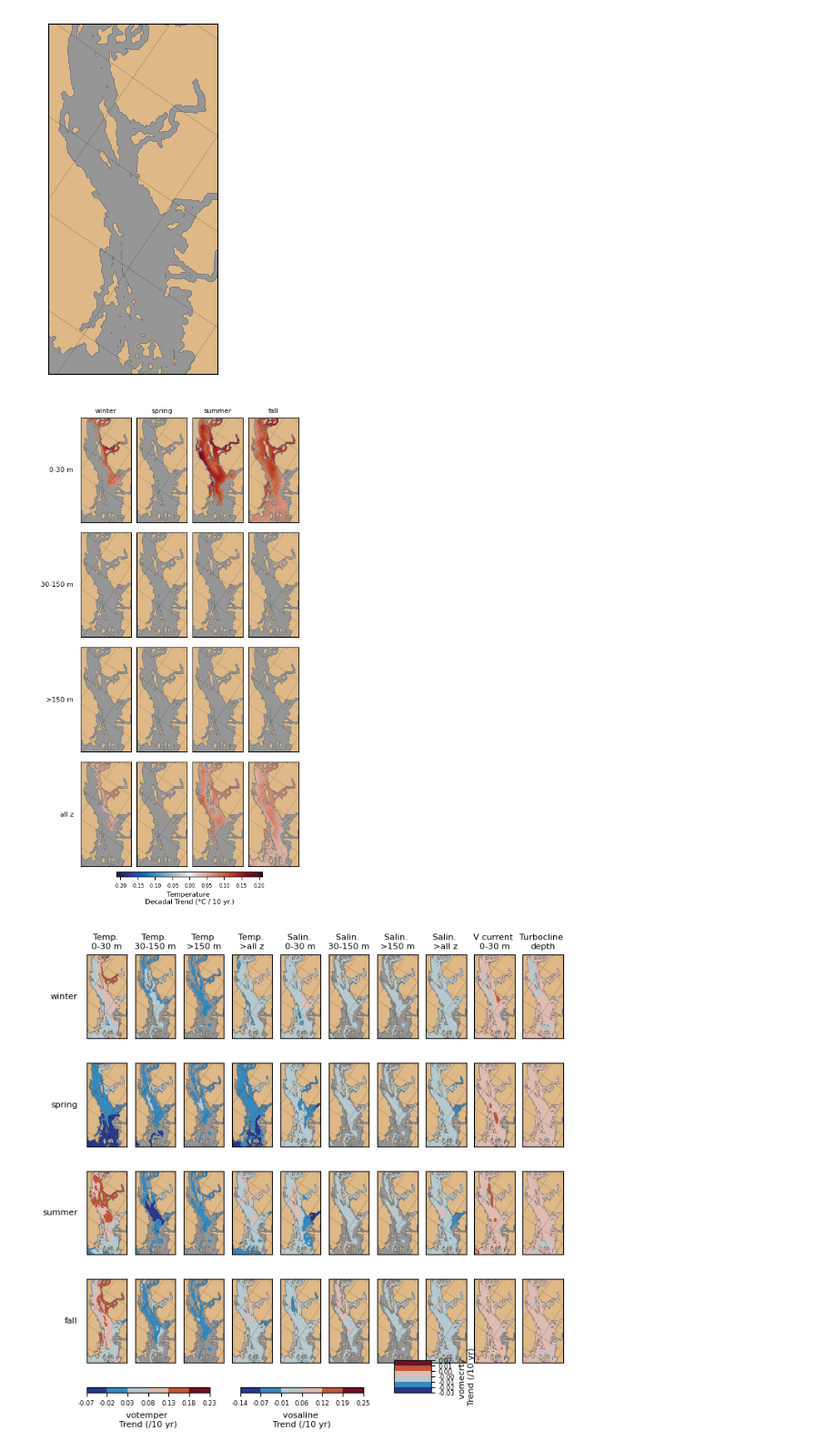
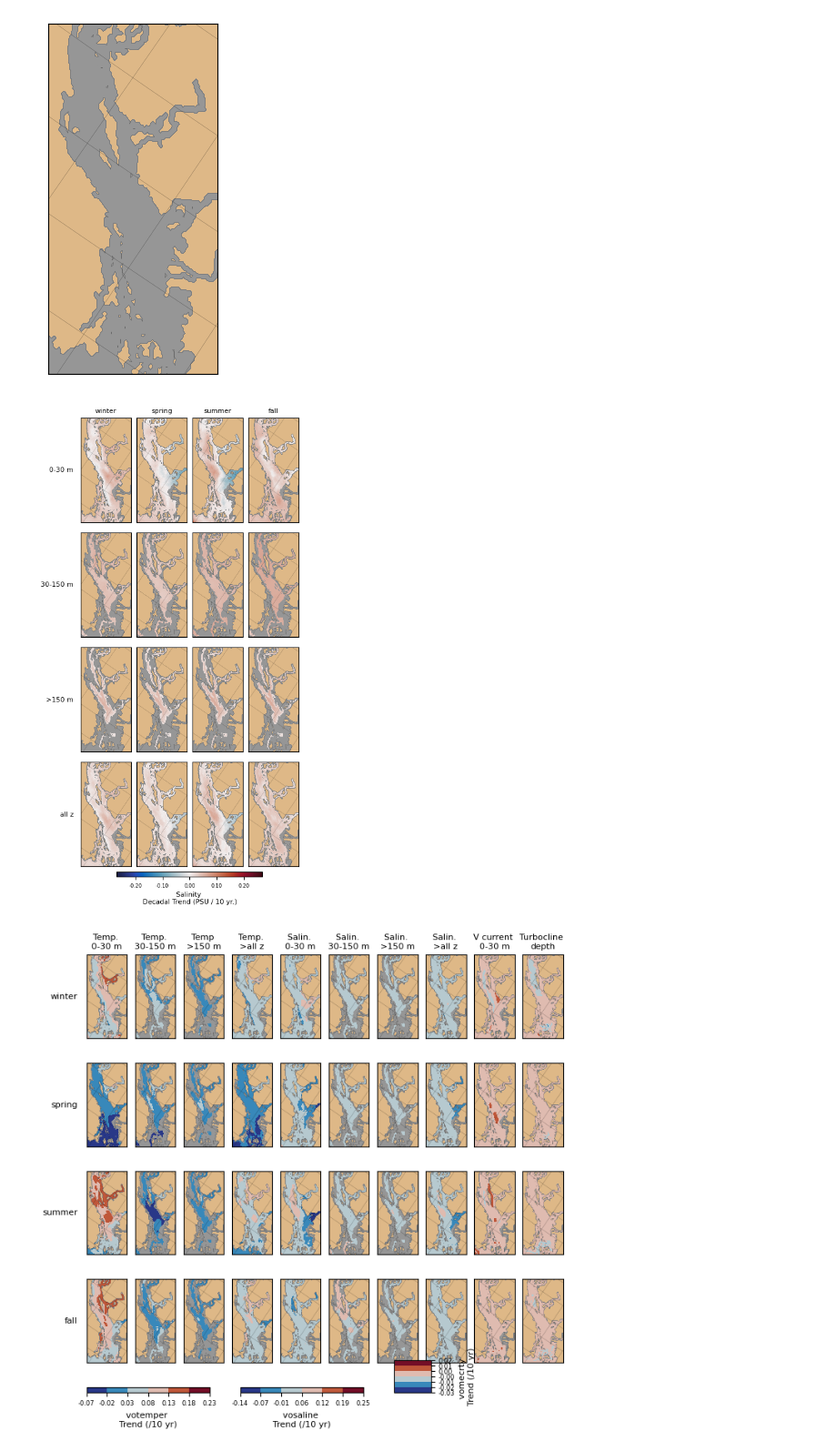
Before and after one commit to goldford/NEMO-Salish-Sea-1500, a Jupyter notebook: code/Analysis - Trend analysis - SoG - v2.ipynb, the cells around one changed output. Shown at 91% size. Saved outputs shown, nothing was run; the diff lists cells and outputs as text; code cells hidden in the pictures.

Commit message:
minor change to trend analysis

```diff
--- a/code/Analysis - Trend analysis - SoG - v2.ipynb
+++ b/code/Analysis - Trend analysis - SoG - v2.ipynb
@@ -119,7 +119,7 @@ plt.show()
 fig, axes = plt.subplots(nrows=4, ncols=4, figsize=(4, 8.5)) # w,h
 plt.subplots_adjust(left=0.05, right=0.95, bottom=0.08, top=0.95, wspace=0.1, hspace=0.1)
 
-mask_sig = True # mask based on Kendal Tau significance thresh?
+mask_sig = False # mask based on Kendal Tau significance thresh?
 use_mesh = True # alt way to visualize
 
 #test_p = 'D:/temp_nemo/trend_output/anom_trend_seasavg/'
@@ -130,10 +130,10 @@ column_labels = ['winter', 'spring', 'summer', 'fall']
 seasons = ['winter', 'spring', 'summer', 'fall']
 depth_groups = ["0to30m", "30to150m", "gt150m", "allz"]
 
-variables = ['votemper']#, 'vosaline', 'vomecrty', 'vozocrtx']#,
+variables = ['vosaline']#, 'vosaline', 'vomecrty', 'vozocrtx']#,
 #variables2D = ['mldkz5', 'mldr10_1']
-labelx = f'Temperature \nDecadal Trend (°C / 10 yr.)'
-# labelx = f'Salinity \nDecadal Trend (pot.°C / 10 yr.)'
+#labelx = f'Temperature \nDecadal Trend (°C / 10 yr.)'
+labelx = f'Salinity \nDecadal Trend (PSU / 10 yr.)'
 
 num_color_bins = 7
 variable_bins = {'votemper':[-0.015, -0.01, -0.005, 0, 0.005, 0.01, 0.015, 0.02],
@@ -244,34 +244,34 @@ for depth_idx, depth_group in enumerate(depth_groups):
 #             # not working - try to keep '0' values colored white
 #             boundaries = np.round(np.arange(min_val, max_val, 0.004),2)
 #             # create list of colors from colormap
 #             cmap_balance = plt.cm.get_cmap('cmo.balance',len(boundaries))
 #             colors = list(cmap_balance(np.arange(len(boundaries))))
 #             #replace first color with white
 #             colors[0] = "white"
 #             cmap = mpl.colors.ListedColormap(colors[:-1], "")
 #             # set over-color to last color of list
 #             cmap.set_over(colors[-1])
 #             norm = mpl.colors.BoundaryNorm(boundaries, ncolors=len(boundaries)-1, clip=False)
 
             if var_idx not in colorbars and season_idx == len(seasons) - 1:
                 # Create a colorbar only once per variable
                 strtx_wrt_panel = 0.2
                 width_wrt_panel = 0.6
                 btm_y=0.06
                 hght = 0.01
                 orientation = 'horizontal'
 
                 cax = plt.axes([strtx_wrt_panel, btm_y, width_wrt_panel, hght]) #,left,bottom, width, height
                 colorbars[var_idx] = plt.colorbar(c, cax=cax,
                                                   orientation=orientation,
                                                   format=ticker.FuncFormatter(custom_formatter))
                 colorbars[var_idx].set_label(labelx, fontsize=8)  # Customize the label as needed
                 colorbars[var_idx].ax.tick_params(labelsize=6)
 
 # plt.tight_layout()
 plt.show()
 # %% [output]
-[figure, old version]
+[figure, new version]
 # %%
 # old scrap code below
 # %%
```
